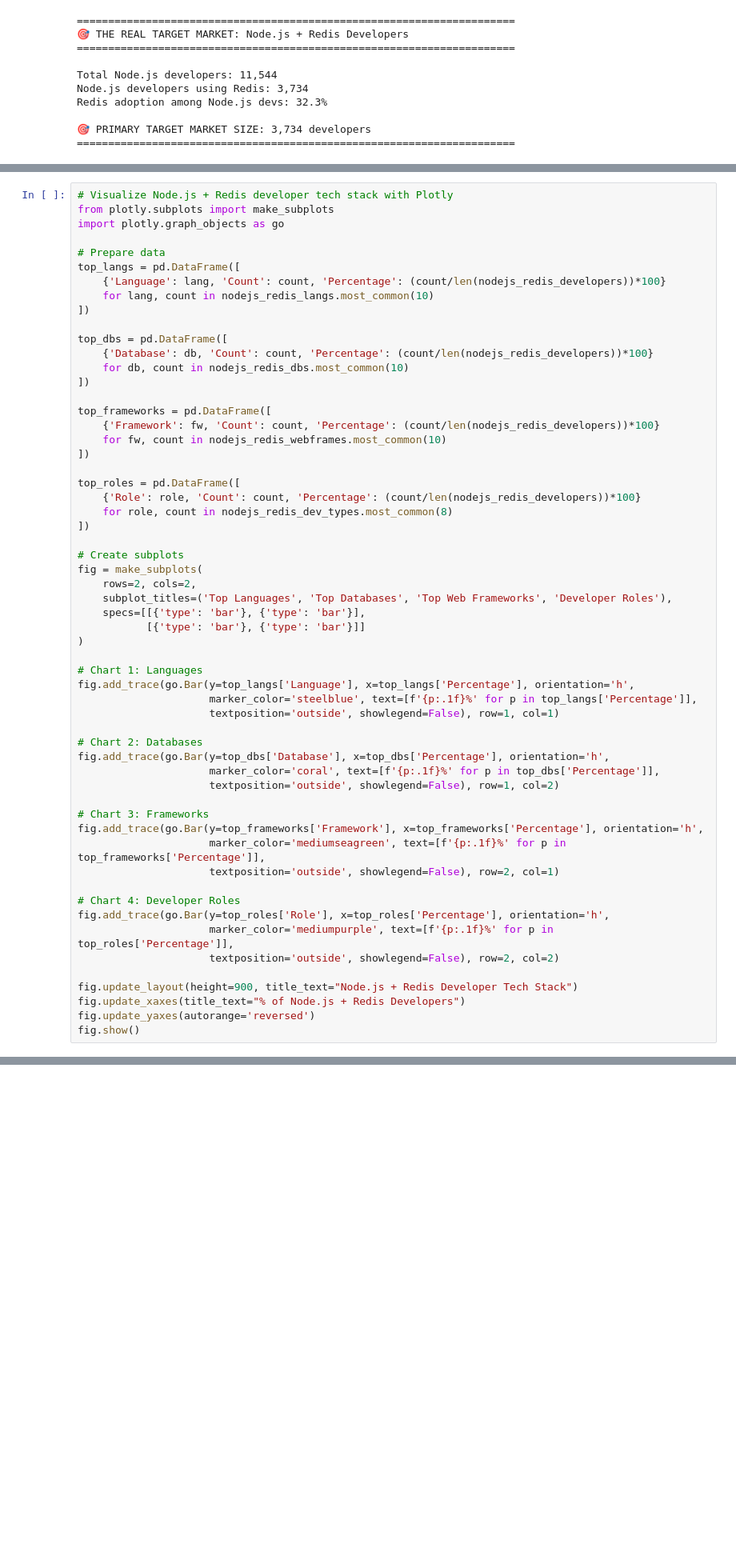
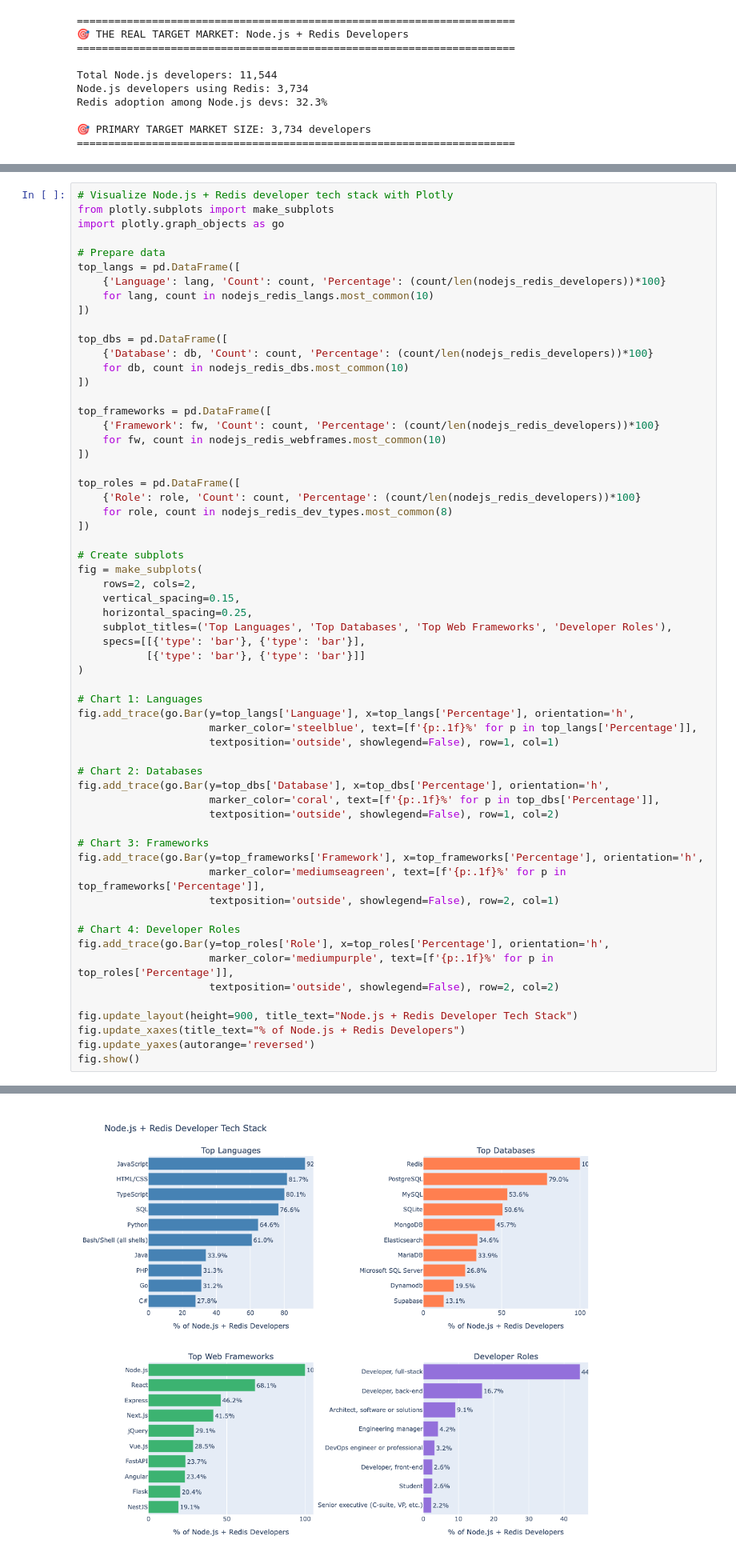
Before and after one commit to booleanhunter/redisvl-for-javascript-dev-ecosystem-research, a Jupyter notebook: stackoverflow-2025-survey-analysis.ipynb, the cells around one changed output, grey strips where cells are left out. Shown at 80% size. Cells and saved outputs as stored; diff of their text form; blank space fills up the shorter version.

```diff
--- a/stackoverflow-2025-survey-analysis.ipynb
+++ b/stackoverflow-2025-survey-analysis.ipynb
@@ -590,6 +590,8 @@ top_roles = pd.DataFrame([
 # Create subplots
 fig = make_subplots(
     rows=2, cols=2,
+    vertical_spacing=0.15,
+    horizontal_spacing=0.25,
     subplot_titles=('Top Languages', 'Top Databases', 'Top Web Frameworks', 'Developer Roles'),
     specs=[[{'type': 'bar'}, {'type': 'bar'}],
            [{'type': 'bar'}, {'type': 'bar'}]]
@@ -624,3 +625,4 @@ fig.show()
+[figure, added]
 # %% [markdown]
 ## 7. AI/ML Usage Among Node.js Developers
 # %%
```
Also changed, not shown: parts of 11 cells of this notebook, 8 other files.
